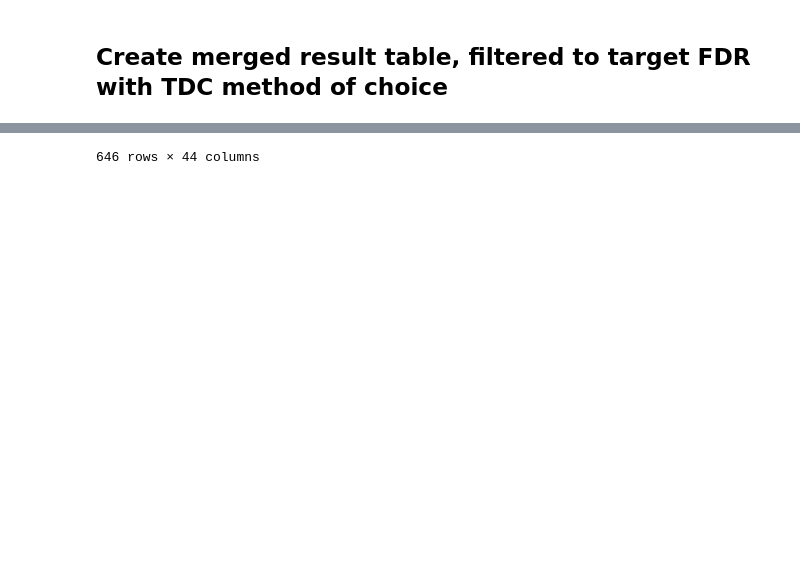
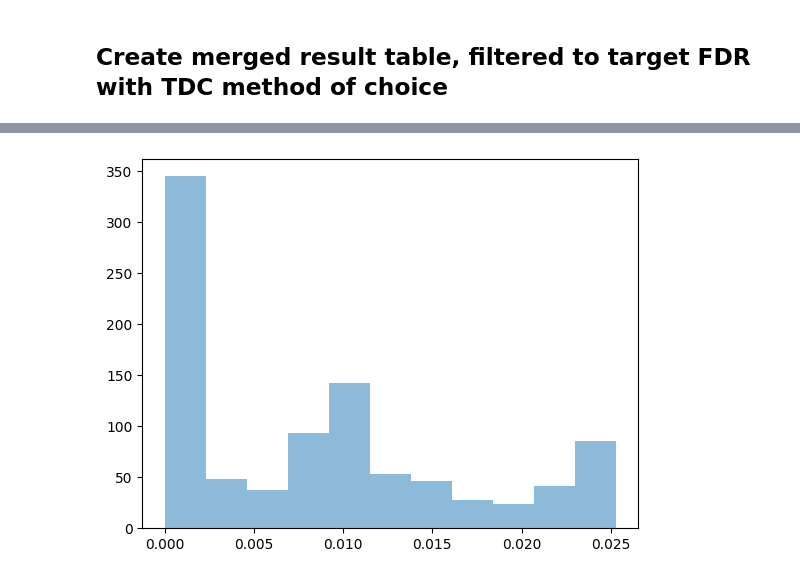
Before and after one commit to theGreatHerrLebert/sagepy, a Jupyter notebook: sagepy/examples/scoring/scoring.ipynb, the cells around one changed output, grey strips where cells are left out. Drawn from its saved outputs; the diff is of its cells as text; code cells hidden in the pictures; blank space fills up the shorter version.

```diff
--- a/sagepy/examples/scoring/scoring.ipynb
+++ b/sagepy/examples/scoring/scoring.ipynb
@@ -134,5 +136,6 @@ import pandas as pd
 TDC_filtered = TDC[(TDC.q_value <= 0.01) & (TDC.decoy == False)]
 
 RESULT = pd.merge(PSM_pandas.drop(columns=["q_value", "score"]), TDC_filtered, on=["spec_idx", "match_idx", "decoy"])
-RESULT
+plt.hist(RESULT.posterior_error_prob_y, alpha=.5, bins="auto")
+plt.show()
 # %% [output]
@@ -151 +142 @@ RESULT
-646 rows × 44 columns
+[figure, added]
```
Also changed, not shown: parts of 6 cells of this notebook.
